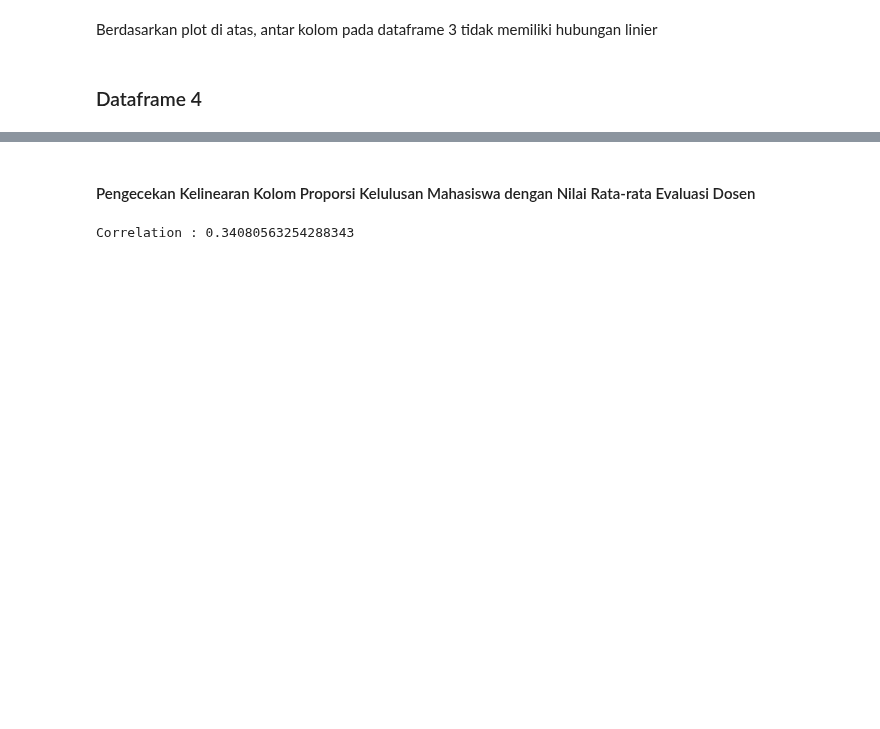
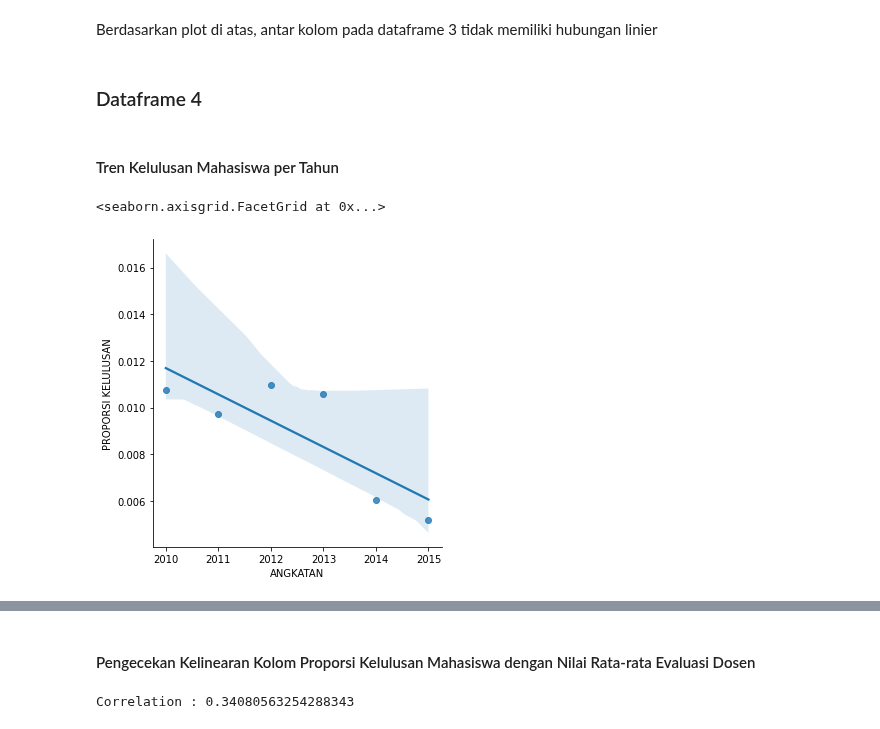
Before and after one commit to FelixFern/ISFEST-ODE, a Jupyter notebook: ISFEST.ipynb, the cells around one changed output, grey strips where cells are left out. Saved outputs shown, nothing was run; the diff lists cells and outputs as text; code cells hidden in the pictures; blank space fills up the shorter version.

```diff
--- a/ISFEST.ipynb
+++ b/ISFEST.ipynb
@@ -604,3 +631,12 @@ sns.pairplot(data=df3, corner=True)
 Berdasarkan plot di atas, antar kolom pada dataframe 3 tidak memiliki hubungan linier
 # %% [markdown]
 ### Dataframe 4
+# %% [markdown]
+#### Tren Kelulusan Mahasiswa per Tahun
+# %%
+# plot tren kelulusan mahasiswa
+
+sns.lmplot(data=df5, x='ANGKATAN', y='PROPORSI KELULUSAN')
+# %% [output]
+<seaborn.axisgrid.FacetGrid at 0x...>
+[figure, added]
```
Also changed, not shown: parts of 43 cells of this notebook.
